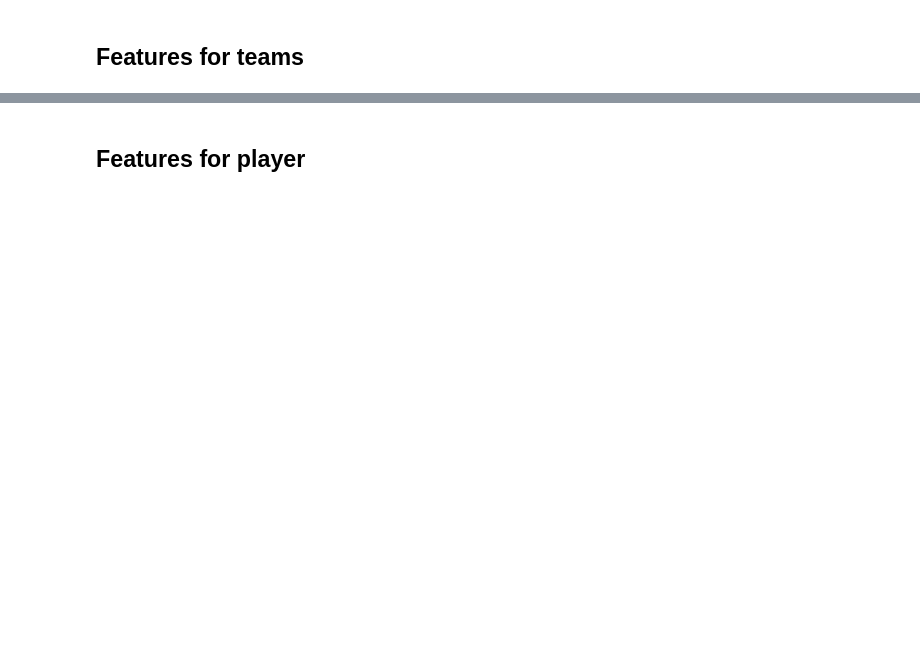
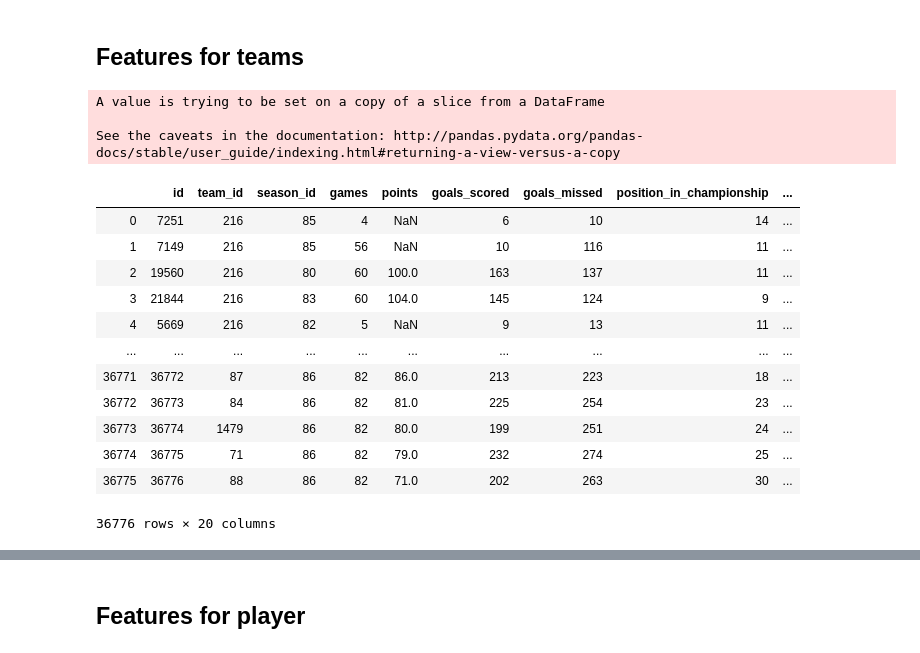
Before and after one commit to mcherdakov/hockey_stats, a Jupyter notebook: src/model1.ipynb, the cells around one changed output, grey strips where cells are left out. Cells and saved outputs as stored; diff of their text form; code cells hidden in the pictures; blank space fills up the shorter version.

```diff
--- a/src/model1.ipynb
+++ b/src/model1.ipynb
@@ -75,6 +56,66 @@ def add_sum_points_for_team(df):
+# %%
+def add_feature_from_dict(df, d, feature_name, attr_name, season_count, step):
+    df[feature_name] = None
+    for k, v in d.items():
+        s = 0
+        for i in range(1, season_count + 1):
+            if d.get(k - step * i) != None:
+                s += d.get(k - step * i)
+        df[feature_name][df[attr_name] == k] = s / season_count
+    return df
+# %%
+# transform methods for seasons
+def add_avg_games_for_season(df):
+    d = df.groupby('season_id')['games'].mean().to_dict()
+    return add_feature_from_dict(df, d, 'feature_mean_games_count_season',  'season_id', 3, 3)
+
+def add_avg_points_for_season(df):
+    d = df.groupby('season_id')['points'].mean().to_dict()
+    return add_feature_from_dict(df, d, 'feature_mean_points_season',  'season_id', 3, 3)
+
+def add_avg_goals_scored_for_season(df):
+    d = df.groupby('season_id')['goals_scored'].mean().to_dict()
+    return add_feature_from_dict(df, d, 'feature_mean_goals_scored_season', 'season_id', 3, 3)
+
+def add_avg_goals_missed_for_season(df):
+    d = df.groupby('season_id')['goals_missed'].mean().to_dict()
+    return add_feature_from_dict(df, d, 'feature_mean_goals_missed_season', 'season_id', 3, 3)
+
+def add_avg_position_in_championship_for_season(df):
+    d = df.groupby('season_id')['position_in_championship'].mean().to_dict()
+    return add_feature_from_dict(df, d, 'feature_mean_position_in_championship_season', 'season_id', 3, 3)
+
+def add_avg_position_in_conference_for_season(df):
+    d = df.groupby('season_id')['position_in_conference'].mean().to_dict()
+    return add_feature_from_dict(df, d, 'feature_mean_position_in_conference_season', 'season_id', 3, 3)
+
+def add_avg_position_in_division_for_season(df):
+    d = df.groupby('season_id')['position_in_division'].mean().to_dict()
+    return add_feature_from_dict(df, d, 'feature_mean_position_in_division_season', 'season_id', 3, 3)
+
+def add_team_count_for_season(df):
+    d = df.groupby('season_id').apply(lambda x: len(x['team_id'].unique())).to_dict()
+    return add_feature_from_dict(df, d, 'feature_team_count_season', 'season_id', 3, 3)
 # %%
-transforms = [add_avg_games_for_season, add_avg_points_for_season, add_sum_points_for_season, add_team_count_for_season, add_avg_games_for_team, add_avg_points_for_team, add_sum_points_for_team]
+transforms = [add_avg_games_for_season, add_avg_points_for_season, add_avg_position_in_division_for_season, add_avg_position_in_conference_for_season, add_avg_position_in_championship_for_season, add_avg_goals_missed_for_season, add_avg_goals_scored_for_season, add_team_count_for_season]
 transformer = DataFrameTransformer(df_team_stats)
 transformer.add_transforms(transforms)
 df_team_feature = transformer.fit()
 df_team_feature
+# %% [output]
+A value is trying to be set on a copy of a slice from a DataFrame
+
+See the caveats in the documentation: http://pandas.pydata.org/pandas-docs/stable/user_guide/indexing.html#returning-a-view-versus-a-copy
+|  | id | team_id | season_id | games | points | goals_scored | goals_missed | position_in_championship | ... |
+| 0 | 7251 | 216 | 85 | 4 | NaN | 6 | 10 | 14 | ... |
+| 1 | 7149 | 216 | 85 | 56 | NaN | 10 | 116 | 11 | ... |
+| 2 | 19560 | 216 | 80 | 60 | 100.0 | 163 | 137 | 11 | ... |
+| 3 | 21844 | 216 | 83 | 60 | 104.0 | 145 | 124 | 9 | ... |
+| 4 | 5669 | 216 | 82 | 5 | NaN | 9 | 13 | 11 | ... |
+| ... | ... | ... | ... | ... | ... | ... | ... | ... | ... |
+| 36771 | 36772 | 87 | 86 | 82 | 86.0 | 213 | 223 | 18 | ... |
+| 36772 | 36773 | 84 | 86 | 82 | 81.0 | 225 | 254 | 23 | ... |
+| 36773 | 36774 | 1479 | 86 | 82 | 80.0 | 199 | 251 | 24 | ... |
+| 36774 | 36775 | 71 | 86 | 82 | 79.0 | 232 | 274 | 25 | ... |
+| 36775 | 36776 | 88 | 86 | 82 | 71.0 | 202 | 263 | 30 | ... |
+36776 rows × 20 columns
```
Also changed, not shown: parts of 24 cells of this notebook.
